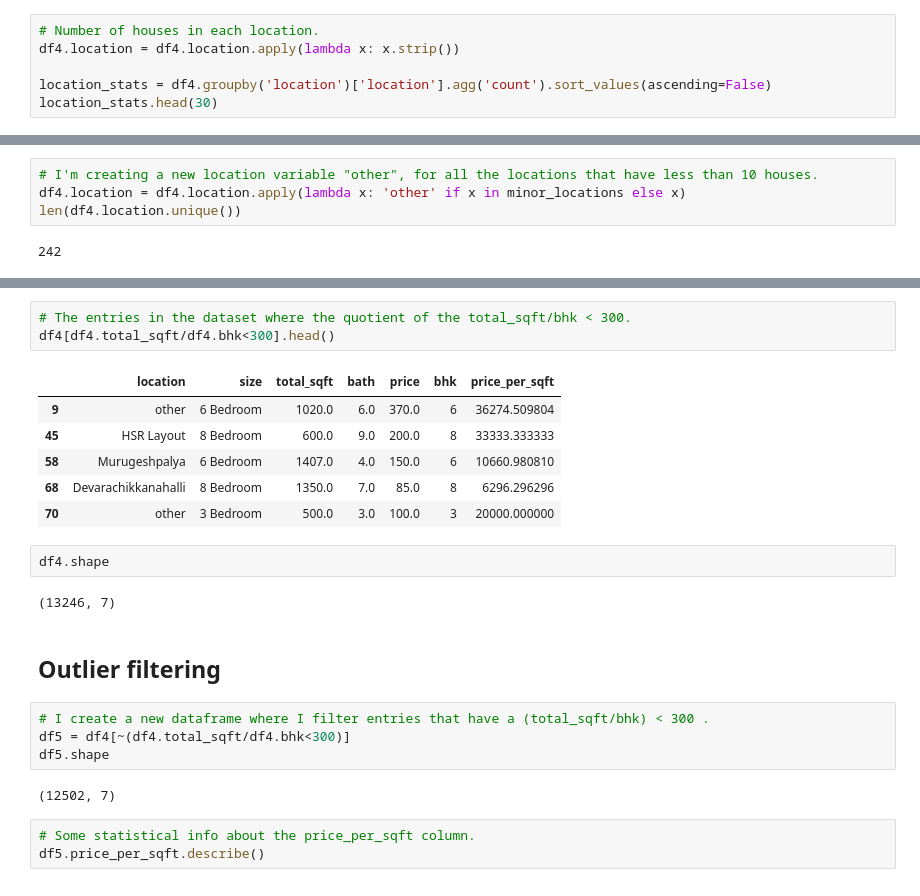
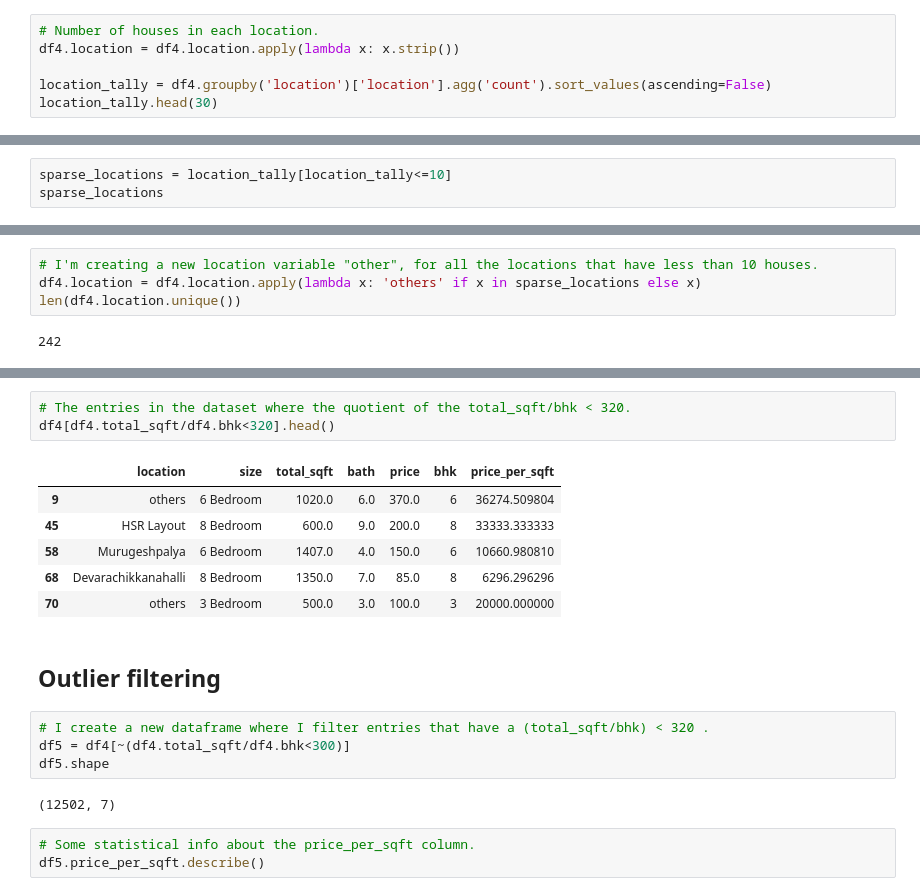
Before and after one commit to ifunanyaScript/House-Pricing-Regression, a Jupyter notebook: jupyter_notebook/notebook.ipynb, the cells around one changed output, grey strips where cells are left out. Drawn from its saved outputs; the diff is of its cells as text.

```diff
--- a/jupyter_notebook/notebook.ipynb
+++ b/jupyter_notebook/notebook.ipynb
@@ -207,8 +228,8 @@ len(df4.location.unique())
 # Number of houses in each location.
 df4.location = df4.location.apply(lambda x: x.strip())
 
-location_stats = df4.groupby('location')['location'].agg('count').sort_values(ascending=False)
-location_stats.head(30)
+location_tally = df4.groupby('location')['location'].agg('count').sort_values(ascending=False)
+location_tally.head(30)
 # %% [output]
 location
 Whitefield                  535
@@ -251,0 +256,3 @@ Name: location, Length: 1052, dtype: int64
+# %%
+sparse_locations = location_tally[location_tally<=10]
+sparse_locations
@@ -252,6 +275,6 @@ Name: location, Length: 1052, dtype: int64
 # %%
 # I'm creating a new location variable "other", for all the locations that have less than 10 houses.
-df4.location = df4.location.apply(lambda x: 'other' if x in minor_locations else x)
+df4.location = df4.location.apply(lambda x: 'others' if x in sparse_locations else x)
 len(df4.location.unique())
 # %% [output]
 242
@@ -272,21 +303,17 @@ df4.head(10)
 # %%
-# The entries in the dataset where the quotient of the total_sqft/bhk < 300.
-df4[df4.total_sqft/df4.bhk<300].head()
+# The entries in the dataset where the quotient of the total_sqft/bhk < 320.
+df4[df4.total_sqft/df4.bhk<320].head()
 # %% [output]
 |  | location | size | total_sqft | bath | price | bhk | price_per_sqft |
-| 9 | other | 6 Bedroom | 1020.0 | 6.0 | 370.0 | 6 | 36274.509804 |
+| 9 | others | 6 Bedroom | 1020.0 | 6.0 | 370.0 | 6 | 36274.509804 |
 | 45 | HSR Layout | 8 Bedroom | 600.0 | 9.0 | 200.0 | 8 | 33333.333333 |
 | 58 | Murugeshpalya | 6 Bedroom | 1407.0 | 4.0 | 150.0 | 6 | 10660.980810 |
 | 68 | Devarachikkanahalli | 8 Bedroom | 1350.0 | 7.0 | 85.0 | 8 | 6296.296296 |
-| 70 | other | 3 Bedroom | 500.0 | 3.0 | 100.0 | 3 | 20000.000000 |
+| 70 | others | 3 Bedroom | 500.0 | 3.0 | 100.0 | 3 | 20000.000000 |
-# %%
-df4.shape
-# %% [output]
-(13246, 7)
 # %% [markdown]
 ## Outlier filtering
 # %%
-# I create a new dataframe where I filter entries that have a (total_sqft/bhk) < 300 .
+# I create a new dataframe where I filter entries that have a (total_sqft/bhk) < 320 .
 df5 = df4[~(df4.total_sqft/df4.bhk<300)]
 df5.shape
 # %% [output]
```
Also changed, not shown: parts of 47 cells of this notebook.
